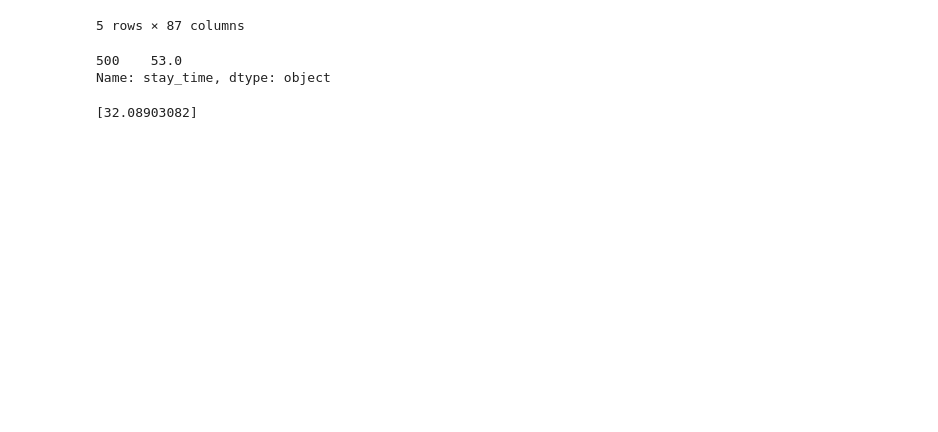
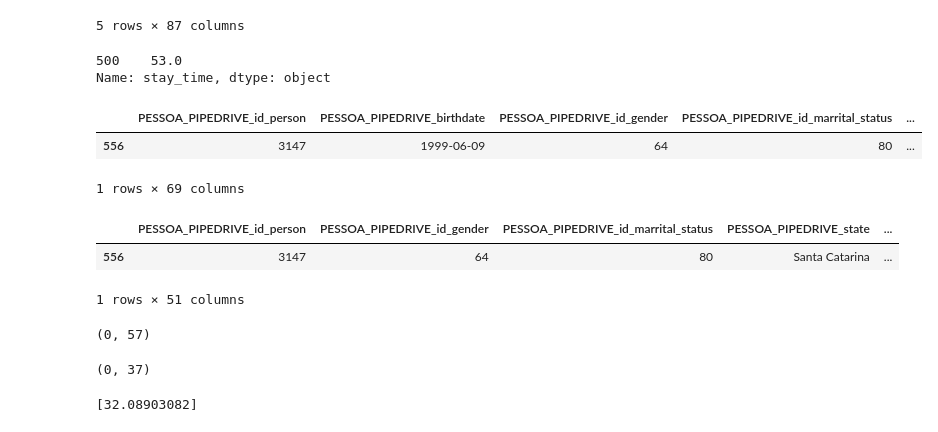
Before and after one commit to alessitomas/streamlit-deploy, a Jupyter notebook: src/scripts/teste.ipynb, the cells around one changed output. Saved outputs shown, nothing was run; the diff lists cells and outputs as text; code cells hidden in the pictures; blank space fills up the shorter version.

```diff
--- a/src/scripts/teste.ipynb
+++ b/src/scripts/teste.ipynb
@@ -515,3 +533,15 @@ df2["stay_time"]
 # %% [output]
 500    53.0
 Name: stay_time, dtype: object
+# %%
+df3 = pd.read_csv("../notebooks/data/Ana Health_Tabela Modelo Previsão Churn - Tabela.csv")
+# %%
+df3 = mergeHeader_Columns(df3)
+# %%
+df3 = pd.DataFrame(df3.iloc[555]).T
+# %%
+df3.head()
+# %% [output]
+|  | PESSOA_PIPEDRIVE_id_person | PESSOA_PIPEDRIVE_birthdate | PESSOA_PIPEDRIVE_id_gender | PESSOA_PIPEDRIVE_id_marrital_status | ... |
+| 556 | 3147 | 1999-06-09 | 64 | 80 | ... |
+1 rows × 69 columns
@@ -518,3 +550,17 @@ Name: stay_time, dtype: object
+# %%
+df3.head()
+# %% [output]
+|  | PESSOA_PIPEDRIVE_id_person | PESSOA_PIPEDRIVE_id_gender | PESSOA_PIPEDRIVE_id_marrital_status | PESSOA_PIPEDRIVE_state | ... |
+| 556 | 3147 | 64 | 80 | Santa Catarina | ... |
+1 rows × 51 columns
+# %%
+df3 = feature_engineering(df3)
+# %% [output]
+(0, 57)
+# %%
+df3.shape
+# %% [output]
+(0, 37)
 # %%
 df2 = df2.drop(columns=["stay_time"])
 # %%
```
Also changed, not shown: parts of 17 cells of this notebook, 1 other file.
